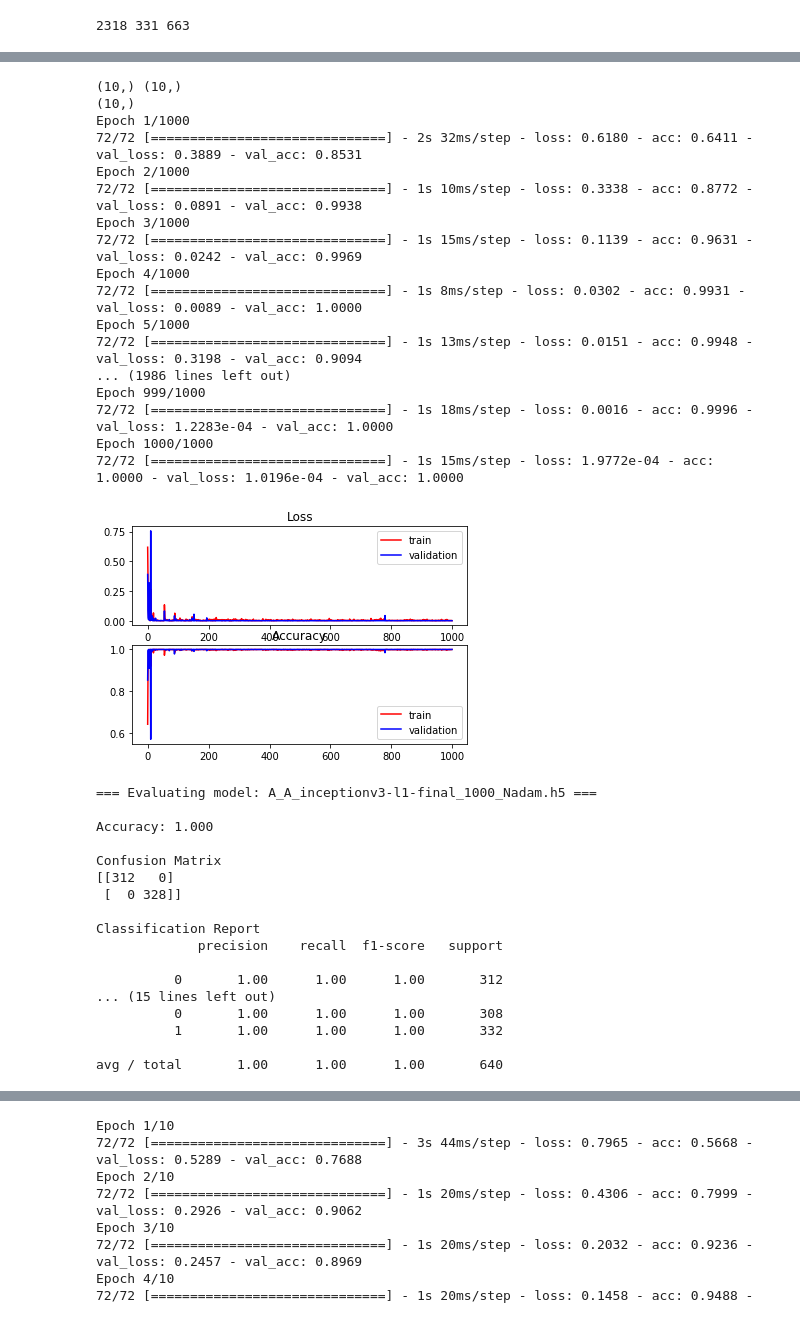
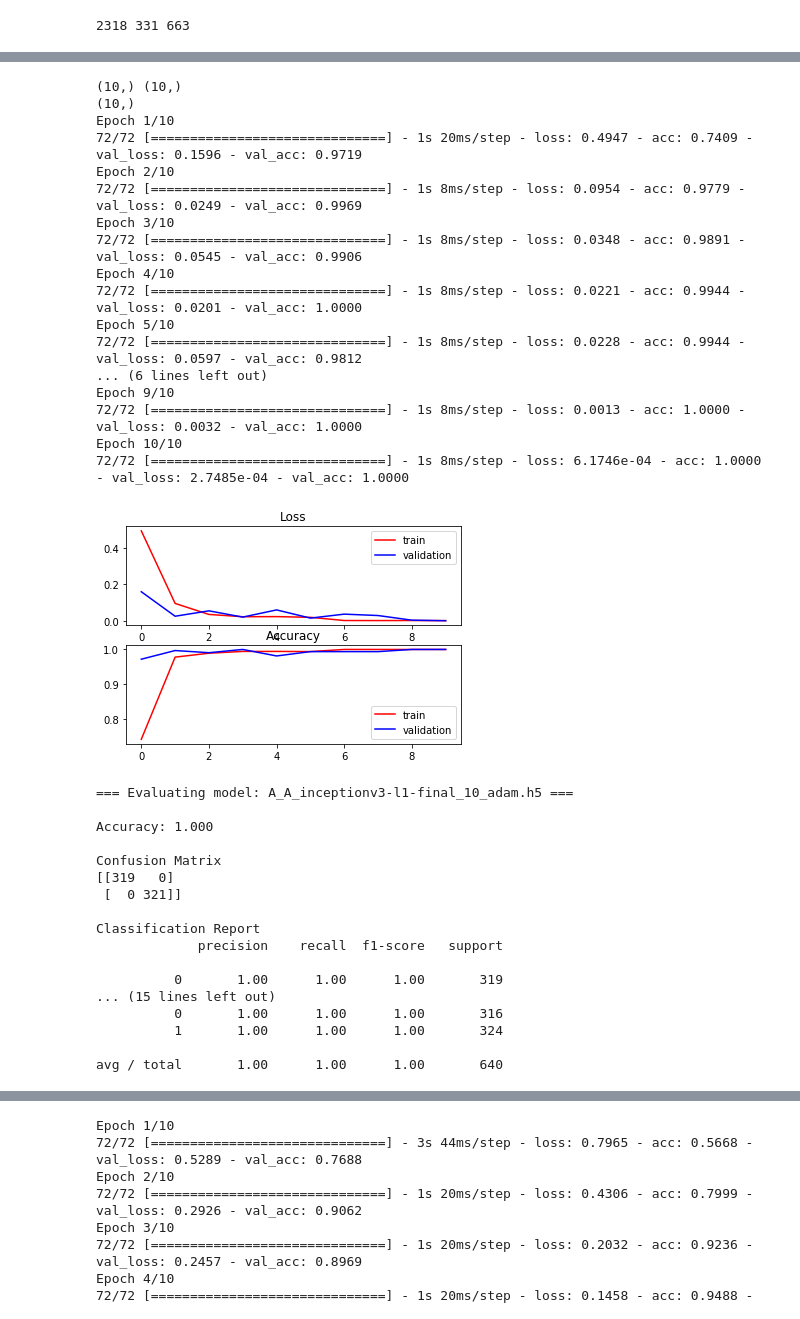
Before and after one commit to micky619/holiday-similarity, a Jupyter notebook: src/accton_07.ipynb, the cells around one changed output, grey strips where cells are left out. Saved outputs shown, nothing was run; the diff lists cells and outputs as text; code cells hidden in the pictures.

```diff
--- a/src/accton_07.ipynb
+++ b/src/accton_07.ipynb
@@ -20,4 +20,4 @@ DATA_DIR = ""
 IMAGE_DIR = os.path.join(DATA_DIR, "images")
 
 BATCH_SIZE = 32
-NUM_EPOCHS = 1000
+NUM_EPOCHS = 10
@@ -175,7 +179,7 @@ def evaluate_model(model_file, test_gen):
     return accuracy
 
 def get_model_file(data_dir, vector_name, merge_mode, borf):
-    return os.path.join(data_dir, "models", "A_A_{:s}-{:s}-{:s}_1000_Nadam.h5"
+    return os.path.join(data_dir, "models", "A_A_{:s}-{:s}-{:s}_10_adam.h5"
                         .format(vector_name, merge_mode, borf))
 # %%
 # Declare and Extract Common Data
@@ -460,7 +467,7 @@ pred = Activation("softmax")(pred)
 model = Model(inputs=[input_1, input_2], outputs=pred)
 # model.summary()
 # In [28]:
-model.compile(optimizer="Nadam", loss="categorical_crossentropy", metrics=["accuracy"])
+model.compile(optimizer="adam", loss="categorical_crossentropy", metrics=["accuracy"])
 # In [29]:
 best_model_name = get_model_file(DATA_DIR, "inceptionv3", "l1", "best")
 checkpoint = ModelCheckpoint(best_model_name, save_best_only=True)
@@ -473,64 +480,64 @@ history = model.fit_generator(train_gen, steps_per_epoch=train_steps_per_epoch,
 
 # In [30]:
 plt.subplot(211)
 plt.title("Loss")
 plt.plot(history.history["loss"], color="r", label="train")
 plt.plot(history.history["val_loss"], color="b", label="validation")
 plt.legend(loc="best")
 
 plt.subplot(212)
 plt.title("Accuracy")
 plt.plot(history.history["acc"], color="r", label="train")
 plt.plot(history.history["val_acc"], color="b", label="validation")
 plt.legend(loc="best")
 
 plt.show()
 
 # In [31]:
 final_model_name = get_model_file(DATA_DIR, "inceptionv3", "l1", "final")
 model.save(final_model_name)
 test_gen = data_generator(test_triples, VECTOR_SIZE, vec_dict, BATCH_SIZE)
 final_accuracy = evaluate_model(final_model_name, test_gen)
 
 test_gen = data_generator(test_triples, VECTOR_SIZE, vec_dict, BATCH_SIZE)
 best_accuracy = evaluate_model(best_model_name, test_gen)
 
 scores[0, 2] = best_accuracy if best_accuracy > final_accuracy else final_accuracy
 # === Evaluating model: inceptionv3-l1-final.h5 ===
 # %% [output]
 (10,) (10,)
 (10,)
-Epoch 1/1000
-72/72 [==============================] - 2s 32ms/step - loss: 0.6180 - acc: 0.6411 - val_loss: 0.3889 - val_acc: 0.8531
-Epoch 2/1000
-72/72 [==============================] - 1s 10ms/step - loss: 0.3338 - acc: 0.8772 - val_loss: 0.0891 - val_acc: 0.9938
-Epoch 3/1000
-72/72 [==============================] - 1s 15ms/step - loss: 0.1139 - acc: 0.9631 - val_loss: 0.0242 - val_acc: 0.9969
-Epoch 4/1000
-72/72 [==============================] - 1s 8ms/step - loss: 0.0302 - acc: 0.9931 - val_loss: 0.0089 - val_acc: 1.0000
-Epoch 5/1000
-72/72 [==============================] - 1s 13ms/step - loss: 0.0151 - acc: 0.9948 - val_loss: 0.3198 - val_acc: 0.9094
-... (1986 lines left out)
-Epoch 999/1000
-72/72 [==============================] - 1s 18ms/step - loss: 0.0016 - acc: 0.9996 - val_loss: 1.2283e-04 - val_acc: 1.0000
-Epoch 1000/1000
-72/72 [==============================] - 1s 15ms/step - loss: 1.9772e-04 - acc: 1.0000 - val_loss: 1.0196e-04 - val_acc: 1.0000
+Epoch 1/10
+72/72 [==============================] - 1s 20ms/step - loss: 0.4947 - acc: 0.7409 - val_loss: 0.1596 - val_acc: 0.9719
+Epoch 2/10
+72/72 [==============================] - 1s 8ms/step - loss: 0.0954 - acc: 0.9779 - val_loss: 0.0249 - val_acc: 0.9969
+Epoch 3/10
+72/72 [==============================] - 1s 8ms/step - loss: 0.0348 - acc: 0.9891 - val_loss: 0.0545 - val_acc: 0.9906
+Epoch 4/10
+72/72 [==============================] - 1s 8ms/step - loss: 0.0221 - acc: 0.9944 - val_loss: 0.0201 - val_acc: 1.0000
+Epoch 5/10
+72/72 [==============================] - 1s 8ms/step - loss: 0.0228 - acc: 0.9944 - val_loss: 0.0597 - val_acc: 0.9812
+... (6 lines left out)
+Epoch 9/10
+72/72 [==============================] - 1s 8ms/step - loss: 0.0013 - acc: 1.0000 - val_loss: 0.0032 - val_acc: 1.0000
+Epoch 10/10
+72/72 [==============================] - 1s 8ms/step - loss: 6.1746e-04 - acc: 1.0000 - val_loss: 2.7485e-04 - val_acc: 1.0000
-[figure, old version]
+[figure, new version]
-=== Evaluating model: A_A_inceptionv3-l1-final_1000_Nadam.h5 ===
+=== Evaluating model: A_A_inceptionv3-l1-final_10_adam.h5 ===
 
 Accuracy: 1.000
 
 Confusion Matrix
-[[312   0]
- [  0 328]]
+[[319   0]
+ [  0 321]]
 
 Classification Report
              precision    recall  f1-score   support
 
-          0       1.00      1.00      1.00       312
+          0       1.00      1.00      1.00       319
 ... (15 lines left out)
-          0       1.00      1.00      1.00       308
-          1       1.00      1.00      1.00       332
+          0       1.00      1.00      1.00       316
+          1       1.00      1.00      1.00       324
 
 avg / total       1.00      1.00      1.00       640
 # %%
```
Also changed, not shown: parts of 5 cells of this notebook, 6 other files.
